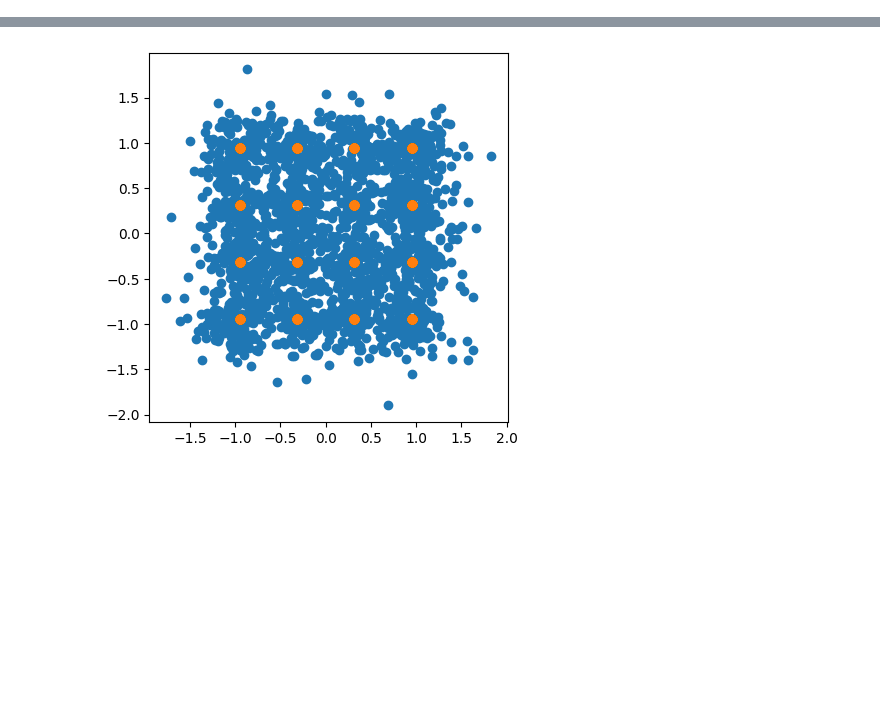
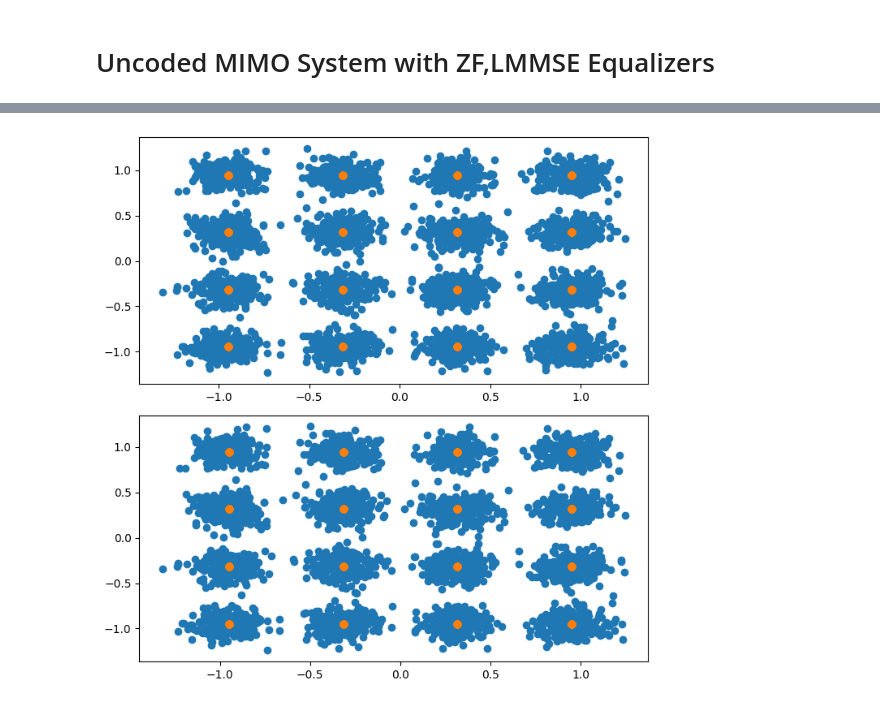
Before and after one commit to leeofaith/sionna, a Jupyter notebook: Jupyter Notebooks/MIMO.ipynb, the cells around one changed output, grey strips where cells are left out. Drawn from its saved outputs; the diff is of its cells as text; code cells hidden in the pictures; blank space fills up the shorter version.

```diff
--- a/Jupyter Notebooks/MIMO.ipynb
+++ b/Jupyter Notebooks/MIMO.ipynb
@@ -1,5 +3,7 @@
+# %% [markdown]
+# Uncoded MIMO System with ZF,LMMSE Equalizers
 # %%
-### GPU Configuration and Imports
+# GPU Configuration and Imports
 # Configure the notebook to use only a single GPU and allocate only as much memory as needed
 # For more details, see https://www.tensorflow.org/guide/gpu
 import tensorflow as tf
@@ -14,7 +18,6 @@ if gpus:
     except RuntimeError as e:
         print(e)
 
-### Import Libraries
 %matplotlib inline
 import matplotlib.pyplot as plt
 import numpy as np
@@ -22,47 +25,69 @@ import sys
 
 # Import Sionna
 try:
-    import sionna
+    import sionna as sn
 except ImportError as e:
     # Install Sionna if package is not already installed
     import os
     os.system("pip install sionna")
-    import sionna
+    import sionna as sn
 
 from sionna.utils import BinarySource, QAMSource, ebnodb2no, compute_ser, compute_ber, PlotBER
 from sionna.channel import FlatFadingChannel, KroneckerModel
 from sionna.channel.utils import exp_corr_mat
-from sionna.mimo import lmmse_equalizer
+from sionna.mimo import lmmse_equalizer, zf_equalizer
 from sionna.mapping import SymbolDemapper, Mapper, Demapper
 from sionna.fec.ldpc.encoding import LDPC5GEncoder
 from sionna.fec.ldpc.decoding import LDPC5GDecoder
 
-### Simple Uncoded Transmission
-NUM_TX_ANT = 2 # Number of Transmitter Antennas
-NUM_RX_ANT = 4 # Number of Receiver Antennas
+# for performance measurements
+import time
+
+# For the implementation of the Keras models
+from tensorflow.keras import Model
+
+# Simple Uncoded Transmission
+NUM_TX_ANT = 4 # Number of Transmitter Antennas
+NUM_RX_ANT = 16 # Number of Receiver Antennas
 NUM_BITS_PER_SYMBOL = 4 # 16 QAM
 BATCH_SIZE = 1024 # Parallel in 3 batches
 qam_source = QAMSource(NUM_BITS_PER_SYMBOL)
 x = qam_source([BATCH_SIZE, NUM_TX_ANT])
 print('x =\n',x)
+print('x.shape =\n',x.shape)
 
-### Create `FlatFadingChannel` to simulate transmissions over an i.i.d. Rayleigh fading channel. The channel will also add AWGN with variance `no`.
+# Create `FlatFadingChannel` to simulate transmissions over an i.i.d. Rayleigh fading channel. The channel will also add AWGN with variance `no`.
 channel = FlatFadingChannel(NUM_TX_ANT, NUM_RX_ANT, add_awgn=True, return_channel=True)
 no = 0.2 # Noise Variance of the Transmission Channel
 
 # y and h are the Channel Output and Channel Realizations, respectively.
 y, h = channel([x, no]) # x = qam_source([batch_size, num_tx_ant]), no = 0.2
-print('h.shape =',h.shape)
-print('h =\n',h)
-print('y.shape =',y.shape)
-print('y =\n',y)
+print('h.shape =\n',h.shape)
+print('y.shape =\n',y.shape)
 
 s = tf.cast(no*tf.eye(NUM_RX_ANT, NUM_RX_ANT), y.dtype)
-x_hat, no_eff = lmmse_equalizer(y, h, s)
+x_hat_zf, no_eff_zf = zf_equalizer(y, h, s)
+x_hat_lmmse, no_eff_lmmse = lmmse_equalizer(y, h, s)
 
-plt.axes().set_aspect(1.0)
-plt.scatter(np.real(x_hat), np.imag(x_hat));
+# plt.axes().set_aspect(1.0)
+# plt.scatter(np.real(x_hat_zf), np.imag(x_hat_zf));
+# plt.scatter(np.real(x), np.imag(x));
+
+plt.figure(figsize=(7,7))
+plt.axes().set_aspect(1)
+plt.grid(True)
+plt.title('Channel output')
+plt.xlabel('Real Part')
+plt.ylabel('Imaginary Part')
+plt.subplot(2,1,1)
+plt.scatter(np.real(x_hat_zf), np.imag(x_hat_zf));
 plt.scatter(np.real(x), np.imag(x));
+plt.subplot(2,1,2)
+plt.scatter(np.real(x_hat_lmmse), np.imag(x_hat_lmmse));
+plt.scatter(np.real(x), np.imag(x));
+# plt.subplot(3,1,3)
+# plt.scatter(tf.math.real(y_3), tf.math.imag(y_3))
+plt.tight_layout()
 # %% [output]
 Number of GPUs available : 0
 x =
@@ -84 +109 @@ h =
-[figure, old version]
+[figure, new version]
```
Also changed, not shown: parts of 5 cells of this notebook, 4 other files.
